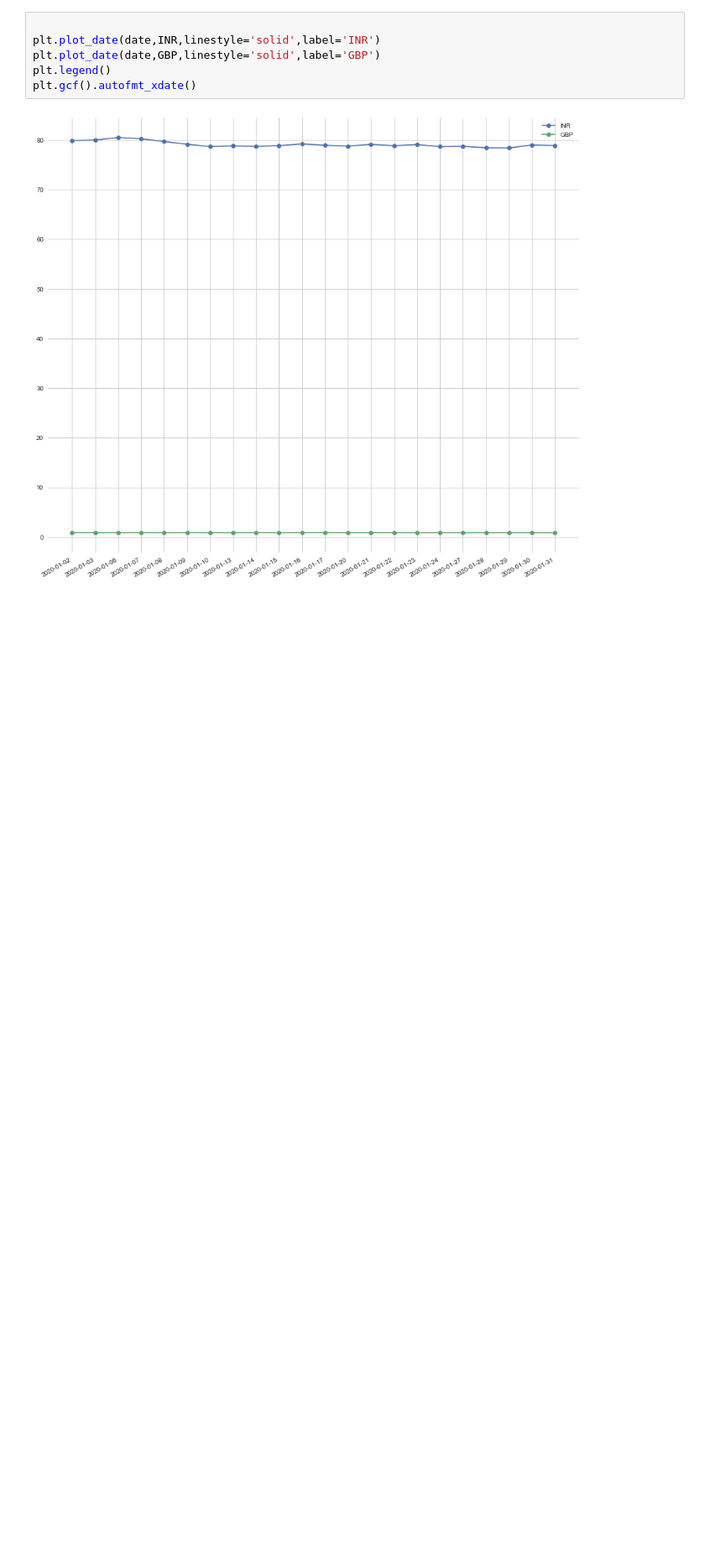
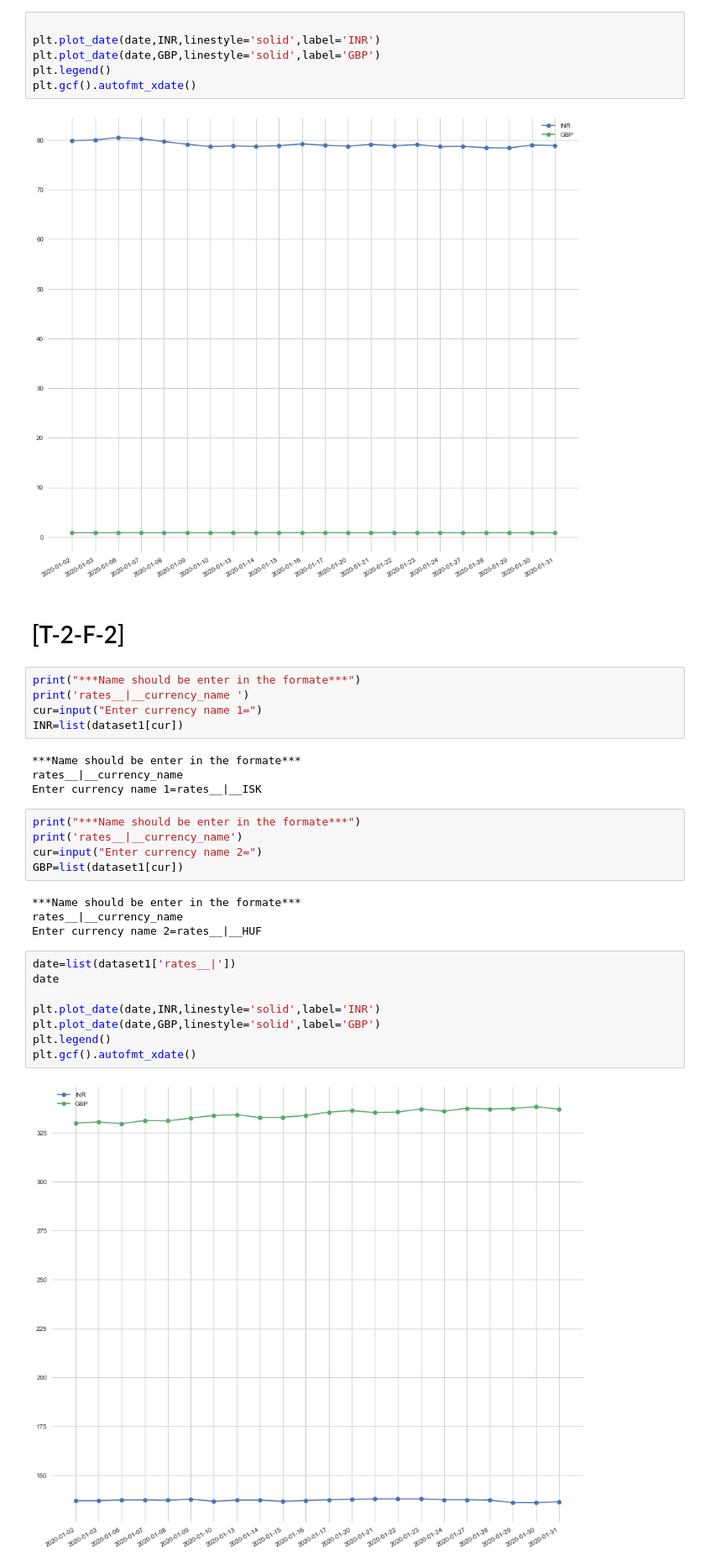
Before and after one commit to lawarsanjana/2020-interns, a Jupyter notebook: ASSIGNMENT.ipynb, the cells around one changed output. Shown at 84% size. Drawn from its saved outputs; the diff is of its cells as text; blank space fills up the shorter version.

```diff
--- a/ASSIGNMENT.ipynb
+++ b/ASSIGNMENT.ipynb
@@ -129,3 +108,33 @@ plt.legend()
 plt.gcf().autofmt_xdate()
 # %% [output]
 [figure]
+# %% [markdown]
+# [T-2-F-2]
+# %%
+print("***Name should be enter in the formate***")
+print('rates__|__currency_name ')
+cur=input("Enter currency name 1=")
+INR=list(dataset1[cur])
+# %% [output]
+***Name should be enter in the formate***
+rates__|__currency_name
+Enter currency name 1=rates__|__ISK
+# %%
+print("***Name should be enter in the formate***")
+print('rates__|__currency_name')
+cur=input("Enter currency name 2=")
+GBP=list(dataset1[cur])
+# %% [output]
+***Name should be enter in the formate***
+rates__|__currency_name
+Enter currency name 2=rates__|__HUF
+# %%
+date=list(dataset1['rates__|'])
+date
+
+plt.plot_date(date,INR,linestyle='solid',label='INR')
+plt.plot_date(date,GBP,linestyle='solid',label='GBP')
+plt.legend()
+plt.gcf().autofmt_xdate()
+# %% [output]
+[figure, added]
```
Also changed, not shown: parts of 2 cells of this notebook.
